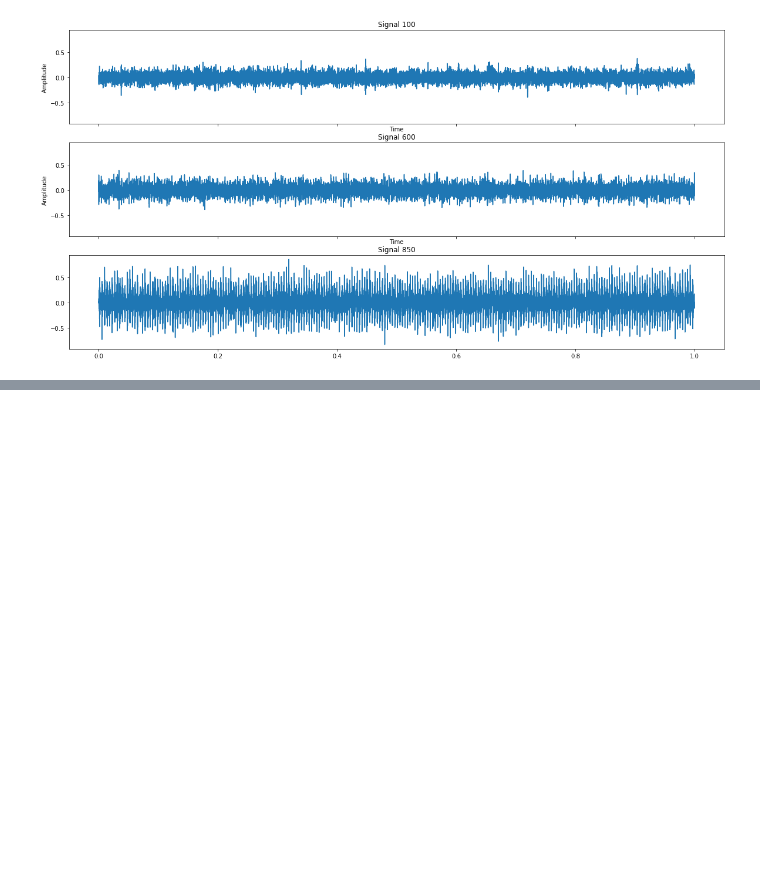
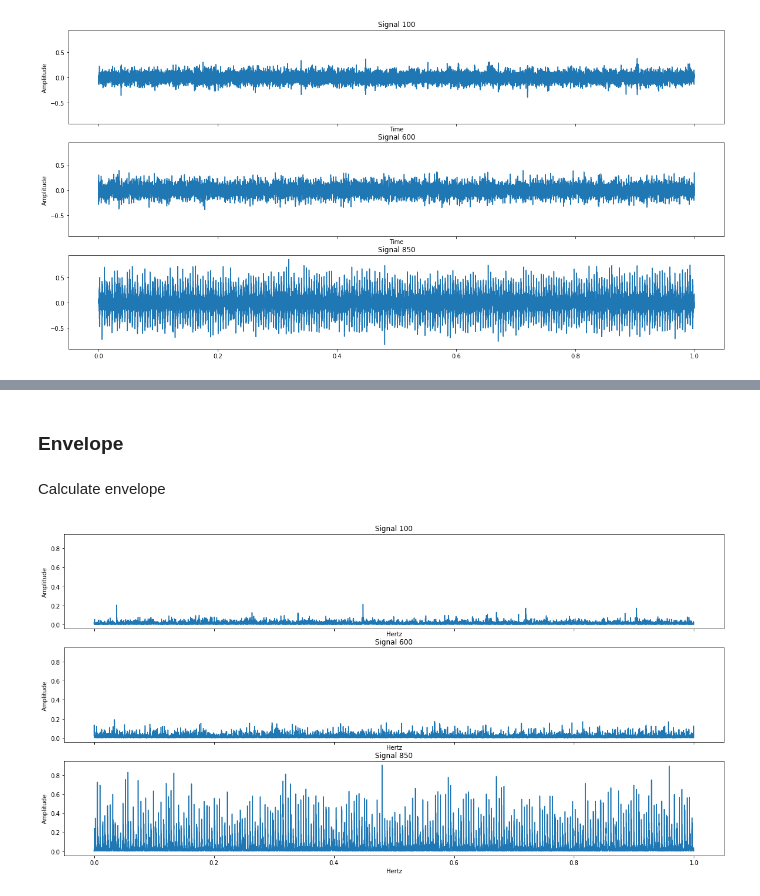
Before and after one commit to Remyb98/5I-SI4, a Jupyter notebook: TP5/5I-SI4 TP5 Rapport BARBERET BUCZKO CHARDON CORRADI COURCELLE .ipynb, the cells around one changed output, grey strips where cells are left out. Cells and saved outputs as stored; diff of their text form; code cells hidden in the pictures; blank space fills up the shorter version.

```diff
--- a/TP5/5I-SI4 TP5 Rapport BARBERET BUCZKO CHARDON CORRADI COURCELLE .ipynb
+++ b/TP5/5I-SI4 TP5 Rapport BARBERET BUCZKO CHARDON CORRADI COURCELLE .ipynb
@@ -61,0 +94,20 @@ for i in range(0, 2):
+# %% [markdown]
+### Envelope
+# %% [markdown]
+Calculate envelope
+# %%
+fig, axs = plt.subplots(3, sharex=True, sharey=True, figsize=(20, 10))
+for i, signal in enumerate(signals):
+    samples = len(signal)
+    hilbert = scipy.signal.hilbert(signal)
+    envelope = np.square(np.abs(hilbert))
+    axs[i].plot(np.linspace(0, 1, samples), envelope)
+
+axs[0].set_title("Signal 100")
+axs[1].set_title("Signal 600")
+axs[2].set_title("Signal 850")
+for i in range(3):
+    axs[i].set_xlabel("Hertz")
+    axs[i].set_ylabel("Amplitude")
+# %% [output]
+[figure, added]
```
Also changed, not shown: parts of 7 cells of this notebook.
